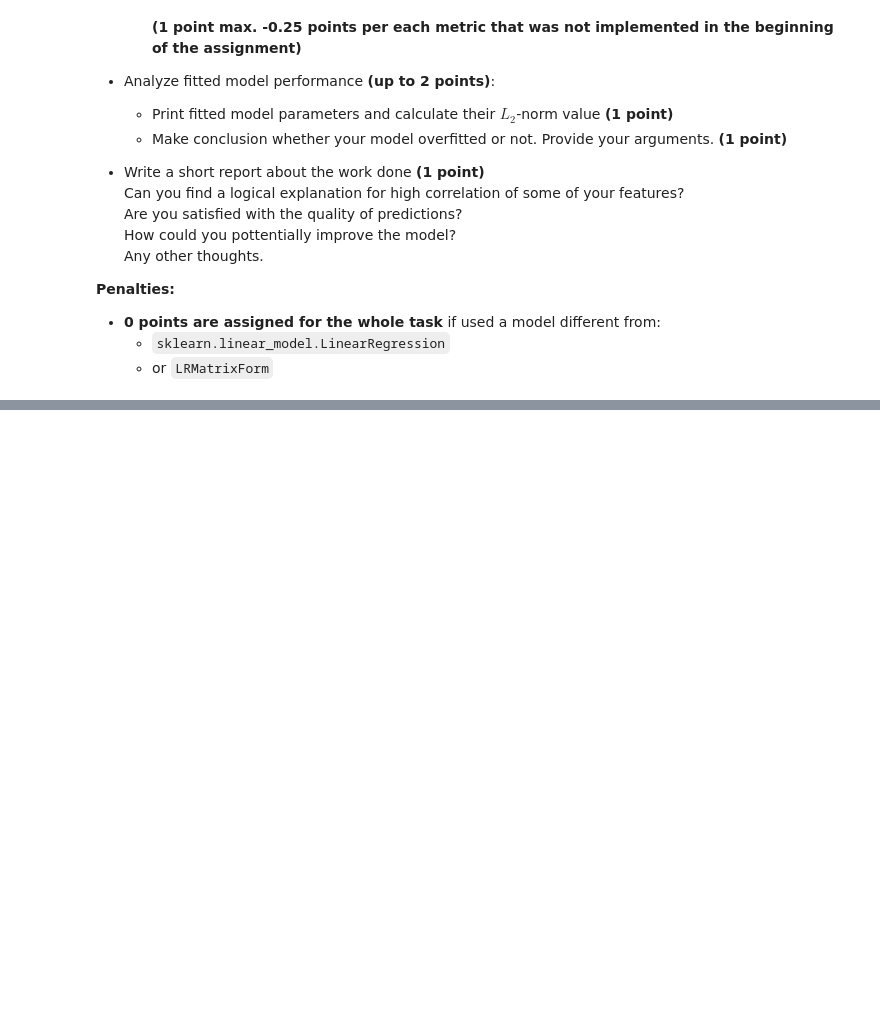
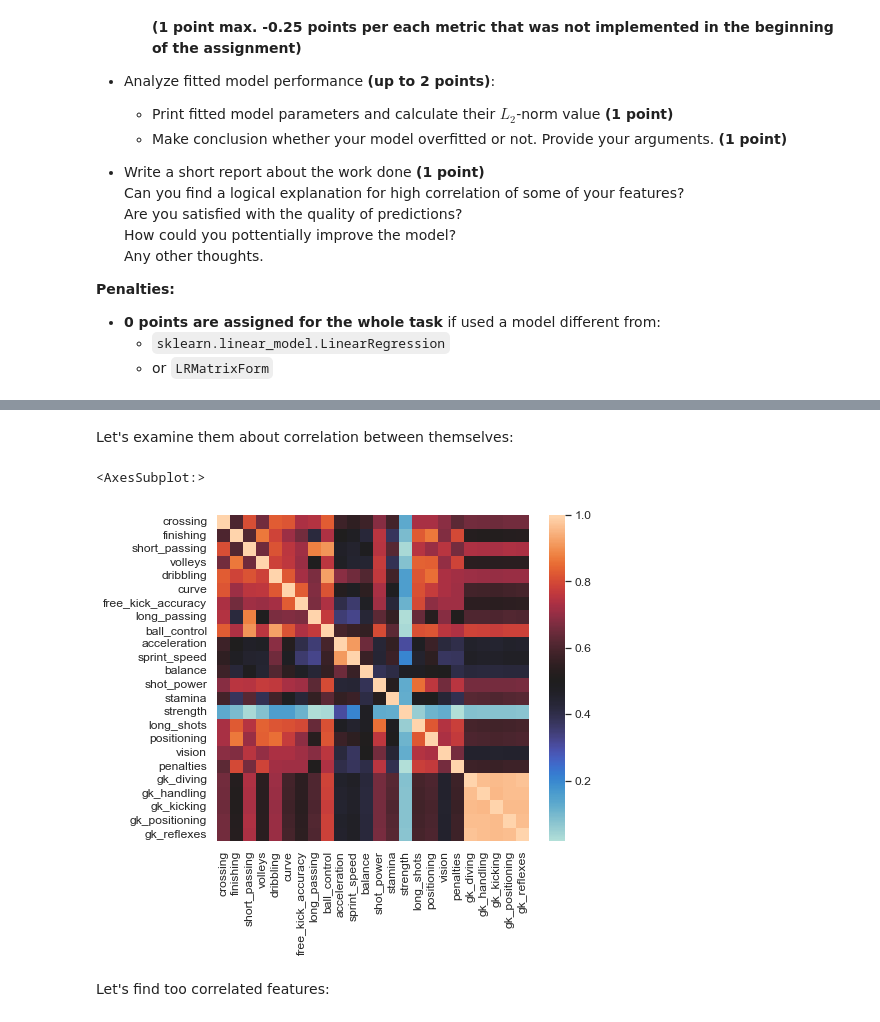
Before and after one commit to alaksiej-karalou/rsschool-ml-2022q1-public, a Jupyter notebook: 3/linear_regression.ipynb, the cells around one changed output, grey strips where cells are left out. Drawn from its saved outputs; the diff is of its cells as text; code cells hidden in the pictures; blank space fills up the shorter version.

```diff
--- a/3/linear_regression.ipynb
+++ b/3/linear_regression.ipynb
@@ -1601,0 +1600,7 @@ Steps you need to follow:
+# %%
+from sklearn.model_selection import train_test_split
+
+x = df.drop('agility', axis = 1)
+y = df['agility']
+
+x_train, x_test, y_train, y_test = train_test_split(x, y, test_size = 0.3)
@@ -1601,0 +1614,4 @@ Steps you need to follow:
+# %%
+correlated_values = x_train.corrwith(y_train).abs().sort_values(ascending = False)
+correlated_values = correlated_values[correlated_values > 0.3]
+correlated_values
@@ -1601,0 +1636,3 @@ Steps you need to follow:
+# %%
+correlated_columns = correlated_values.reset_index()['index']
+correlated_columns
@@ -1601,0 +1661,4 @@ Steps you need to follow:
+# %%
+x_train.drop(x_train.columns.difference(correlated_columns), axis = 1, inplace = True)
+x_test.drop(x_test.columns.difference(correlated_columns), axis = 1, inplace = True)
+x_train
@@ -1601,0 +1679,10 @@ Steps you need to follow:
+# %% [markdown]
+Let's examine them about correlation between themselves:
+# %%
+correlation = x_train.corr(method = 'pearson').abs()
+sns.heatmap(correlation, center = 0.5)
+# %% [output]
+<AxesSubplot:>
+[figure, added]
+# %% [markdown]
+Let's find too correlated features:
```
Also changed, not shown: parts of 53 cells of this notebook, 1 other file.
